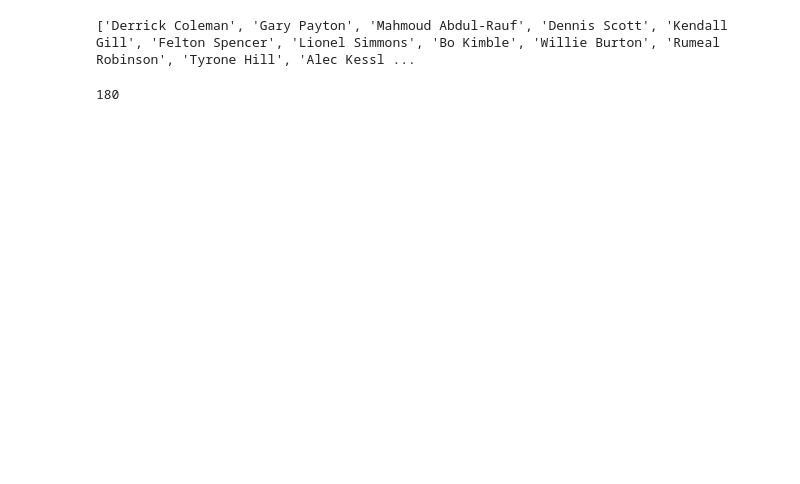
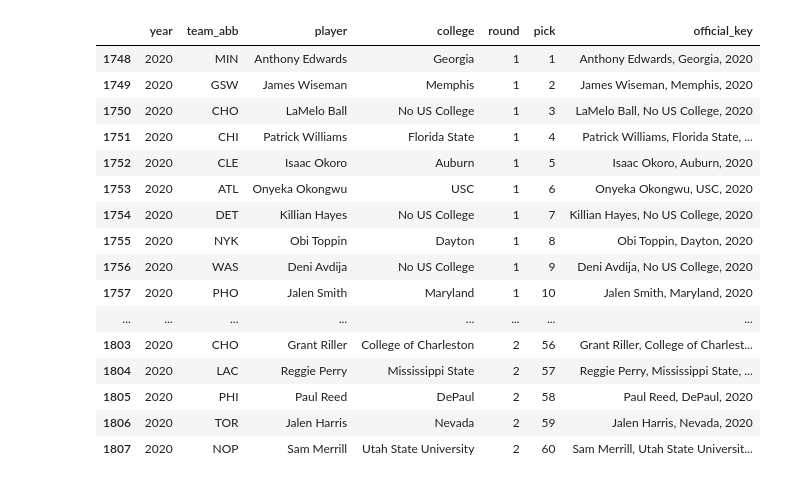
Before and after one commit to jacance/slam-dunk-analytics, a Jupyter notebook: Drafts_1990-2020.ipynb, the cells around one changed output. Drawn from its saved outputs; the diff is of its cells as text; code cells hidden in the pictures; blank space fills up the shorter version.

```diff
--- a/Drafts_1990-2020.ipynb
+++ b/Drafts_1990-2020.ipynb
@@ -22,13 +22,13 @@ for i in lottery_range:
     url = f"https://www.basketball-reference.com/draft/NBA_{i}.html"
     response = requests.get(url)
     soup = bs(response.text, 'html.parser')
-    left = soup.find_all('td', class_='left')
+    left = soup.find_all('td', {'class':['left', 'lef']})
     pick_counter = 0
     for j in range(0, len(left), 3):
         team_abb.append(left[j].text)
         player.append(left[j+1].text)
         college.append(left[j+2].text)
-        year.append(i)
+        year.append(str(i))
         pick_counter += 1
         draft_pick.append(pick_counter)
         if pick_counter <= (len(left)/6):
@@ -37,13 +37,31 @@ for i in lottery_range:
             draft_round.append(2)
 # %%
 draft_df = pd.DataFrame({'year':year,'team_abb':team_abb,'player':player,'college':college,'round':draft_round,'pick':draft_pick})
+# %%
+draft_df = draft_df.replace('','No US College')
+# %%
+draft_df['official_key'] = draft_df["player"] + ", " + draft_df["college"] + ", " + draft_df["year"]
+# %% [output]
+|  | year | team_abb | player | college | round | pick | official_key |
+| 1748 | 2020 | MIN | Anthony Edwards | Georgia | 1 | 1 | Anthony Edwards, Georgia, 2020 |
+| 1749 | 2020 | GSW | James Wiseman | Memphis | 1 | 2 | James Wiseman, Memphis, 2020 |
+| 1750 | 2020 | CHO | LaMelo Ball | No US College | 1 | 3 | LaMelo Ball, No US College, 2020 |
+| 1751 | 2020 | CHI | Patrick Williams | Florida State | 1 | 4 | Patrick Williams, Florida State, ... |
+| 1752 | 2020 | CLE | Isaac Okoro | Auburn | 1 | 5 | Isaac Okoro, Auburn, 2020 |
+| 1753 | 2020 | ATL | Onyeka Okongwu | USC | 1 | 6 | Onyeka Okongwu, USC, 2020 |
+| 1754 | 2020 | DET | Killian Hayes | No US College | 1 | 7 | Killian Hayes, No US College, 2020 |
+| 1755 | 2020 | NYK | Obi Toppin | Dayton | 1 | 8 | Obi Toppin, Dayton, 2020 |
+| 1756 | 2020 | WAS | Deni Avdija | No US College | 1 | 9 | Deni Avdija, No US College, 2020 |
+| 1757 | 2020 | PHO | Jalen Smith | Maryland | 1 | 10 | Jalen Smith, Maryland, 2020 |
+| ... | ... | ... | ... | ... | ... | ... | ... |
+| 1803 | 2020 | CHO | Grant Riller | College of Charleston | 2 | 56 | Grant Riller, College of Charlest... |
+| 1804 | 2020 | LAC | Reggie Perry | Mississippi State | 2 | 57 | Reggie Perry, Mississippi State, ... |
+| 1805 | 2020 | PHI | Paul Reed | DePaul | 2 | 58 | Paul Reed, DePaul, 2020 |
+| 1806 | 2020 | TOR | Jalen Harris | Nevada | 2 | 59 | Jalen Harris, Nevada, 2020 |
+| 1807 | 2020 | NOP | Sam Merrill | Utah State University | 2 | 60 | Sam Merrill, Utah State Universit... |
 # %%
 draft_df.to_csv('1990_2020drafts.csv',index=False)
 # %%
 print(list(player))
-# %% [output]
-['Derrick Coleman', 'Gary Payton', 'Mahmoud Abdul-Rauf', 'Dennis Scott', 'Kendall Gill', 'Felton Spencer', 'Lionel Simmons', 'Bo Kimble', 'Willie Burton', 'Rumeal Robinson', 'Tyrone Hill', 'Alec Kessl ...
 # %%
 len(left)
-# %% [output]
-180
```
Also changed, not shown: parts of 1 cell of this notebook.
